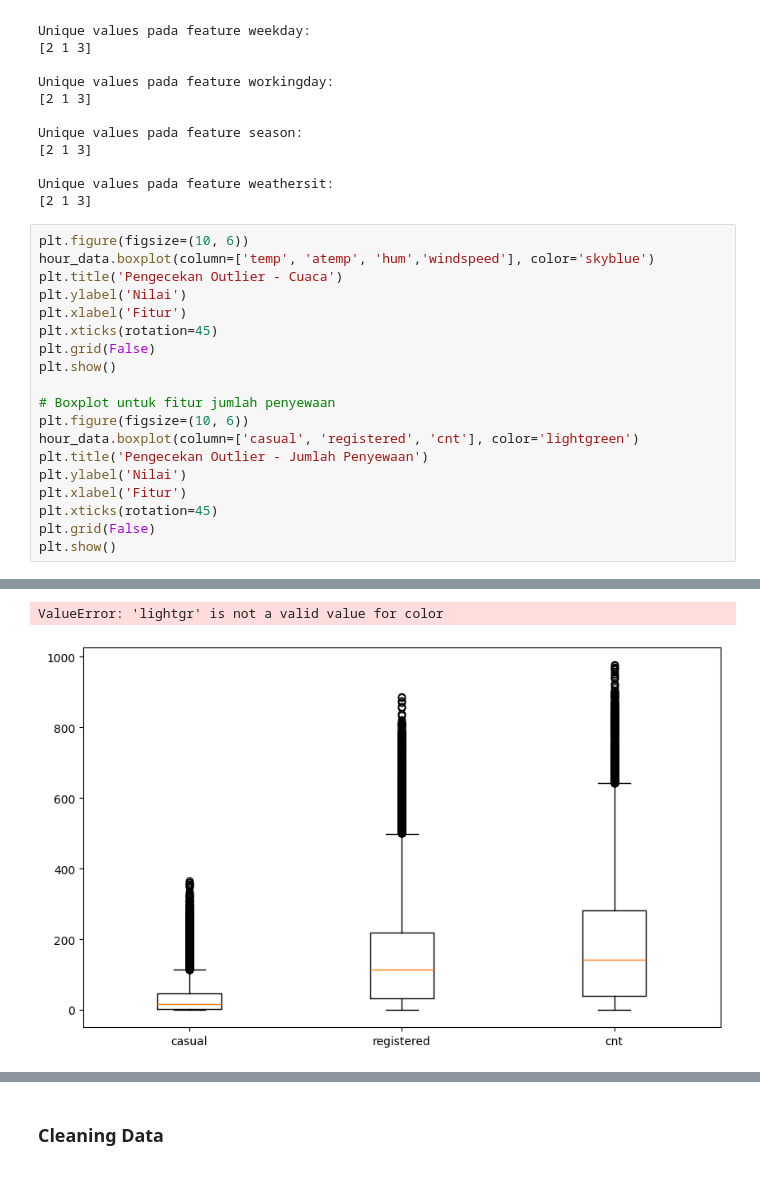
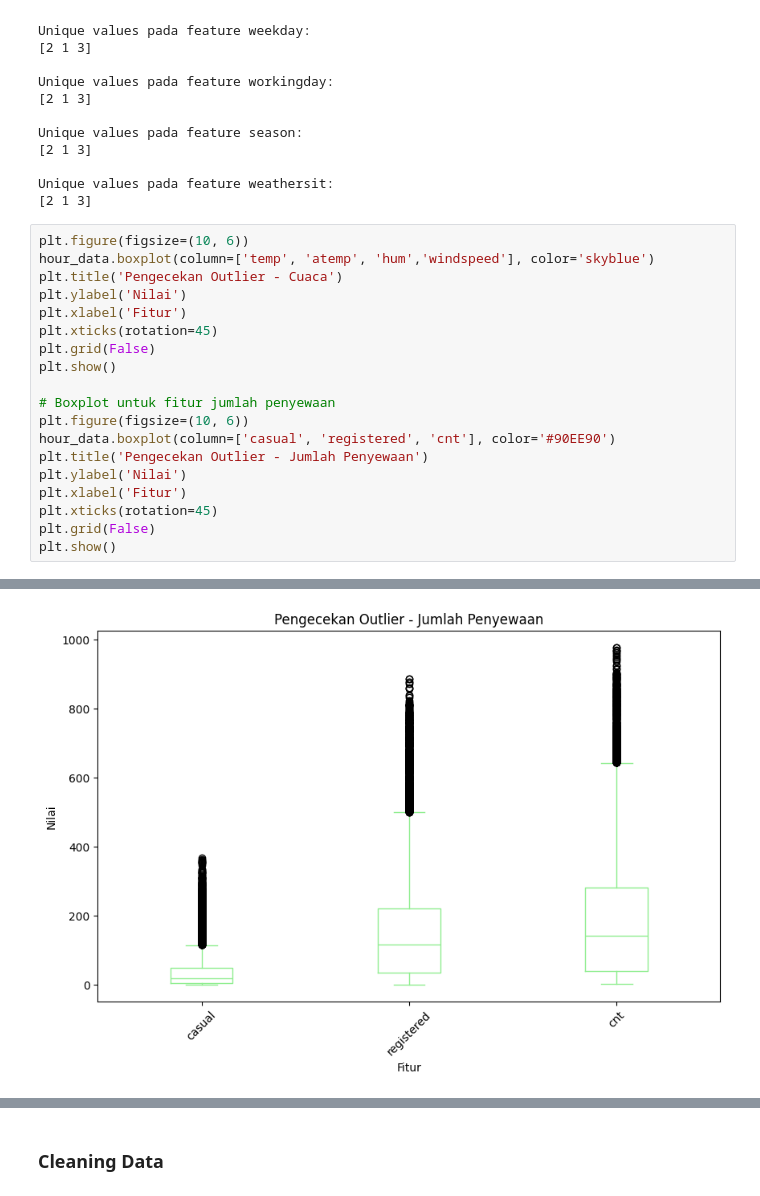
Before and after one commit to RaAuthentic/Dicoding-Submission, a Jupyter notebook: SubmissionDicodingBelajarAnalisisDatadenganPython/Proyek_Analisis_Data.ipynb, the cells around one changed output, grey strips where cells are left out. Saved outputs shown, nothing was run; the diff lists cells and outputs as text.

Commit message:
Revisi-1  file Proyek_Analisis_Data.ipynb
Revisi dikarenakan ada sedikit typo dipenulisannya

```diff
--- a/SubmissionDicodingBelajarAnalisisDatadenganPython/Proyek_Analisis_Data.ipynb
+++ b/SubmissionDicodingBelajarAnalisisDatadenganPython/Proyek_Analisis_Data.ipynb
@@ -288,25 +288,24 @@ Unique values pada feature weathersit:
 # %%
 plt.figure(figsize=(10, 6))
 hour_data.boxplot(column=['temp', 'atemp', 'hum','windspeed'], color='skyblue')
 plt.title('Pengecekan Outlier - Cuaca')
 plt.ylabel('Nilai')
 plt.xlabel('Fitur')
 plt.xticks(rotation=45)
 plt.grid(False)
 plt.show()
 
 # Boxplot untuk fitur jumlah penyewaan
 plt.figure(figsize=(10, 6))
-hour_data.boxplot(column=['casual', 'registered', 'cnt'], color='lightgreen')
+hour_data.boxplot(column=['casual', 'registered', 'cnt'], color='#90EE90')
 plt.title('Pengecekan Outlier - Jumlah Penyewaan')
 plt.ylabel('Nilai')
 plt.xlabel('Fitur')
 plt.xticks(rotation=45)
 plt.grid(False)
 plt.show()
 # %% [output]
 [figure]
-ValueError: 'lightgr' is not a valid value for color
-[figure, old version]
+[figure, new version]
 # %%
 plt.figure(figsize=(10, 6))
```
Also changed, not shown: parts of 3 cells of this notebook.
